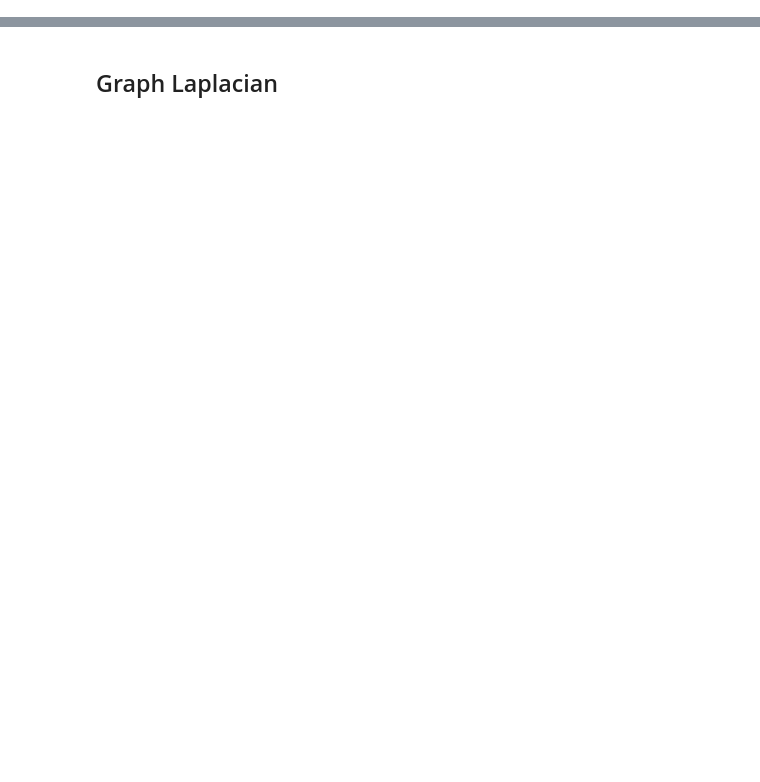
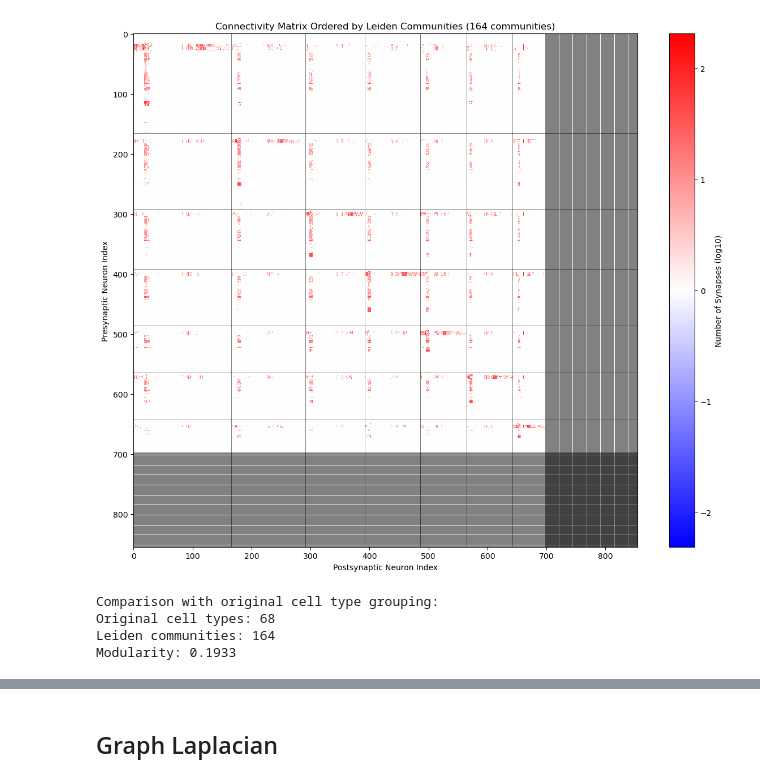
Before and after one commit to CharlesXu-Jingyue/MesoCompPrimitives, a Jupyter notebook: notebooks/poc.ipynb, the cells around one changed output, grey strips where cells are left out. Drawn from its saved outputs; the diff is of its cells as text; code cells hidden in the pictures; blank space fills up the shorter version.

Commit message:
testing modularity optimization

```diff
--- a/notebooks/poc.ipynb
+++ b/notebooks/poc.ipynb
@@ -54,0 +516,48 @@ plt.show()
+# %%
+# Visualize Leiden communities (if available)
+# Visualize the connectivity matrix reordered by Leiden communities
+leiden_order = []
+for i, comm in enumerate(leiden_communities):
+    leiden_order.extend(sorted(comm))
+
+# Reorder the matrix by Leiden communities
+A_leiden_ordered = A[np.ix_(leiden_order, leiden_order)]
+
+plt.figure(figsize=(12, 10))
+plt.imshow(np.log10(A_leiden_ordered + 1),
+            cmap='bwr', aspect='auto',
+            vmin=-np.max(np.log10(A_leiden_ordered + 1)),
+            vmax=np.max(np.log10(A_leiden_ordered + 1)),
+            interpolation='none')
+plt.colorbar(label='Number of Synapses (log10)')
+plt.title(f'Connectivity Matrix Ordered by Leiden Communities ({len(leiden_communities)} communities)')
+plt.xlabel('Postsynaptic Neuron Index')
+plt.ylabel('Presynaptic Neuron Index')
+
+# Add community boundaries
+leiden_boundaries = []
+current_pos = 0
+for i, comm in enumerate(leiden_communities):
+    community_size = len(comm)
+    leiden_boundaries.append(current_pos + community_size)
+    current_pos += community_size
+
+# Add lines to separate communities
+for boundary in leiden_boundaries[:-1]:
+    plt.axhline(y=boundary-0.5, color='k', linewidth=0.5, alpha=0.7)
+    plt.axvline(x=boundary-0.5, color='k', linewidth=0.5, alpha=0.7)
+
+plt.tight_layout()
+plt.show()
+
+# Compare Leiden communities with original cell type grouping
+print("\nComparison with original cell type grouping:")
+print(f"Original cell types: {len(unique_cell_types)}")
+print(f"Leiden communities: {len(leiden_communities)}")
+print(f"Modularity: {leiden_modularity:.4f}")
+# %% [output]
+[figure, added]
+Comparison with original cell type grouping:
+Original cell types: 68
+Leiden communities: 164
+Modularity: 0.1933
```
Also changed, not shown: parts of 25 cells of this notebook, 5 other files.
